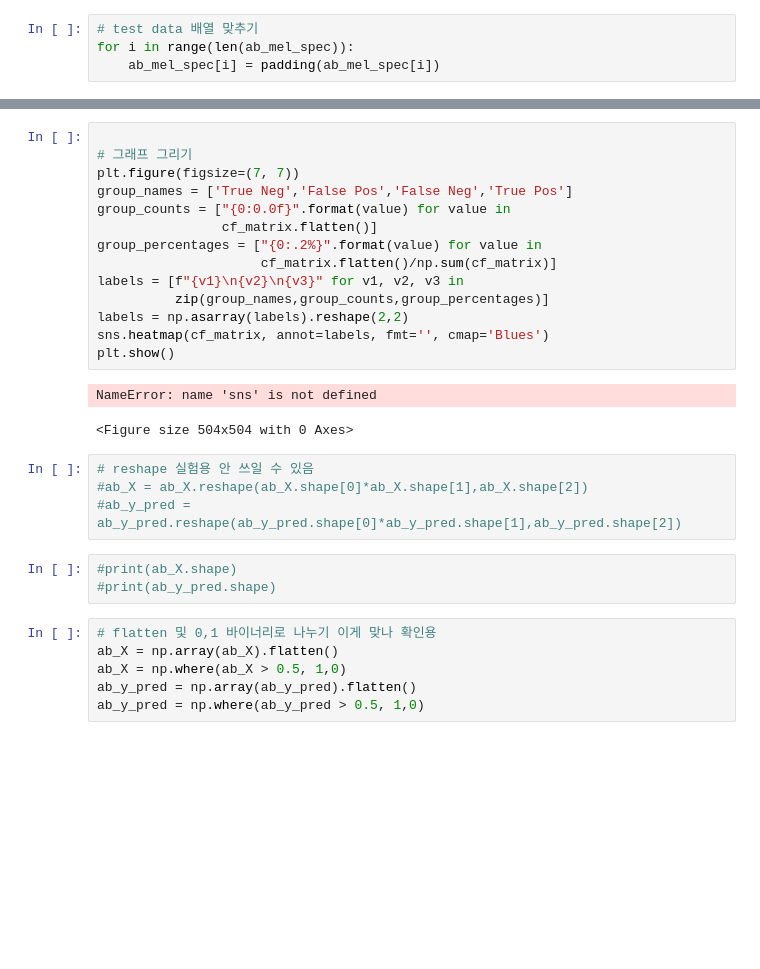
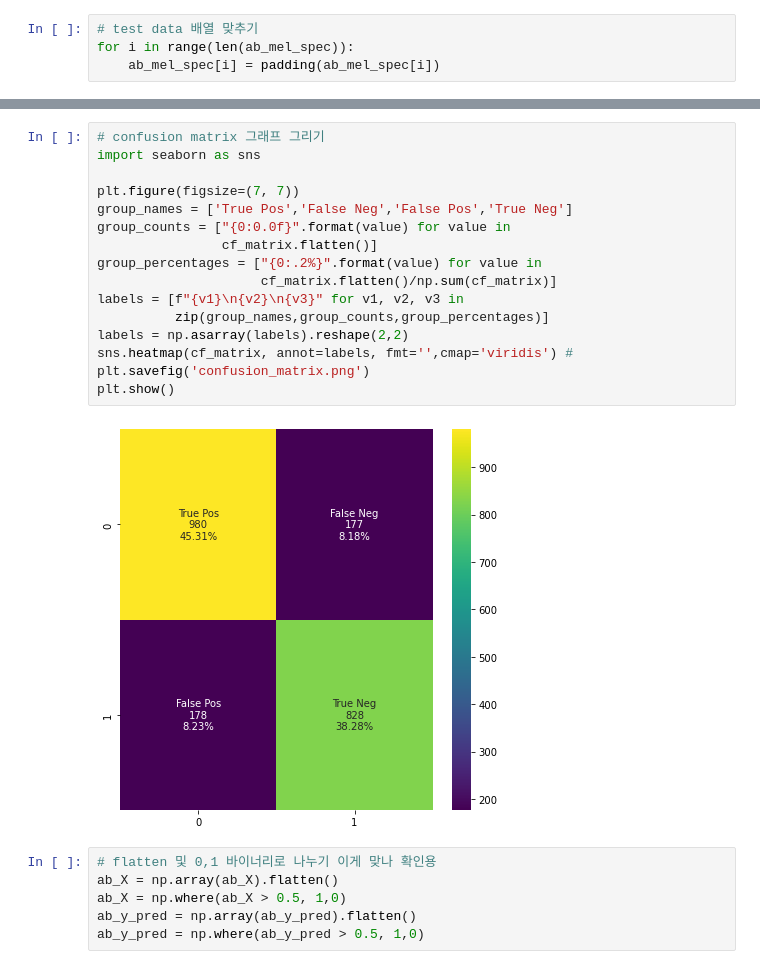
Before and after one commit to evali16/WatchMan_ipynb_ver, a Jupyter notebook: CSV로 라벨링 데이터 Mel-Spectrogram.ipynb, the cells around one changed output, grey strips where cells are left out. Cells and saved outputs as stored; diff of their text form; blank space fills up the shorter version.

```diff
--- a/CSV로 라벨링 데이터 Mel-Spectrogram.ipynb
+++ b/CSV로 라벨링 데이터 Mel-Spectrogram.ipynb
@@ -566,29 +452,23 @@ y_pred = [1 if e > threshold_fixed else 0 for e in error_df['Reconstruction_erro
 
 cf_matrix = metrics.confusion_matrix(error_df['True_class'], y_pred)
 # %%
+# confusion matrix 그래프 그리기
+import seaborn as sns
 
-# 그래프 그리기
 plt.figure(figsize=(7, 7))
-group_names = ['True Neg','False Pos','False Neg','True Pos']
+group_names = ['True Pos','False Neg','False Pos','True Neg']
 group_counts = ["{0:0.0f}".format(value) for value in
                 cf_matrix.flatten()]
 group_percentages = ["{0:.2%}".format(value) for value in
                      cf_matrix.flatten()/np.sum(cf_matrix)]
 labels = [f"{v1}\n{v2}\n{v3}" for v1, v2, v3 in
           zip(group_names,group_counts,group_percentages)]
 labels = np.asarray(labels).reshape(2,2)
-sns.heatmap(cf_matrix, annot=labels, fmt='', cmap='Blues')
+sns.heatmap(cf_matrix, annot=labels, fmt='',cmap='viridis') #
+plt.savefig('confusion_matrix.png')
 plt.show()
 # %% [output]
-NameError: name 'sns' is not defined
-<Figure size 504x504 with 0 Axes>
+[figure, added]
-# %%
-# reshape 실험용 안 쓰일 수 있음
-#ab_X = ab_X.reshape(ab_X.shape[0]*ab_X.shape[1],ab_X.shape[2])
-#ab_y_pred = ab_y_pred.reshape(ab_y_pred.shape[0]*ab_y_pred.shape[1],ab_y_pred.shape[2])
-# %%
-#print(ab_X.shape)
-#print(ab_y_pred.shape)
 # %%
 # flatten 및 0,1 바이너리로 나누기 이게 맞나 확인용
 ab_X = np.array(ab_X).flatten()
```
Also changed, not shown: parts of 44 cells of this notebook, 1 other file.
